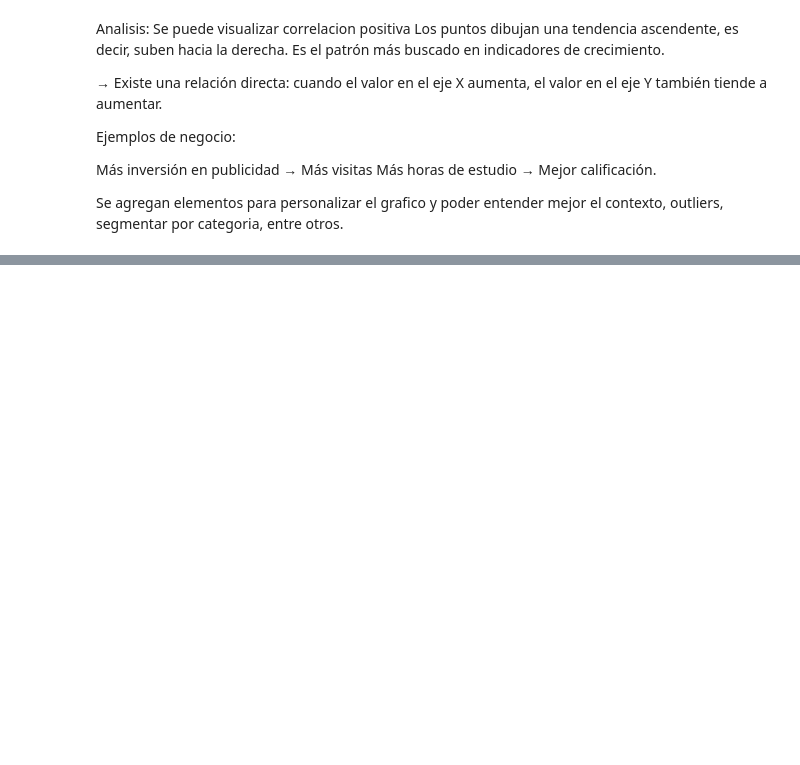
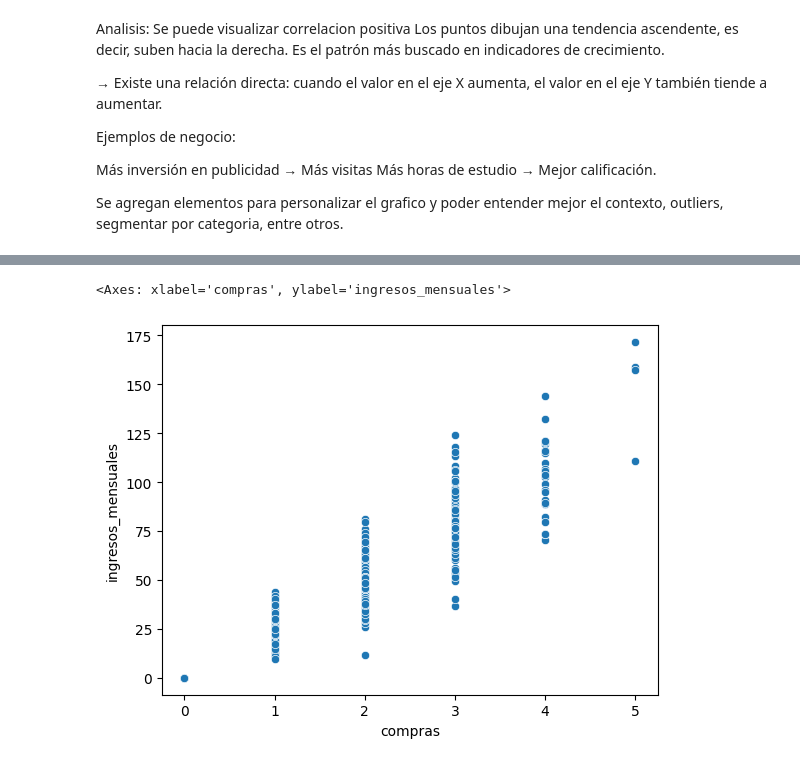
Before and after one commit to camiloch28/NovaMarket---analysis, a Jupyter notebook: NovaMarket - analysis - Google Colab.ipynb, the cells around one changed output, grey strips where cells are left out. Cells and saved outputs as stored; diff of their text form; code cells hidden in the pictures; blank space fills up the shorter version.

```diff
--- a/NovaMarket - analysis - Google Colab.ipynb
+++ b/NovaMarket - analysis - Google Colab.ipynb
@@ -58,0 +140,10 @@ plt.show()
+# %%
+# Después de calcular correlaciones, siempre validamos visualmente con scatter plots.
+
+import seaborn as sns
+
+# Colinealidad clara
+sns.scatterplot(data=df, x='compras', y='ingresos_mensuales')
+# %% [output]
+<Axes: xlabel='compras', ylabel='ingresos_mensuales'>
+[figure, added]
```
Also changed, not shown: parts of 14 cells of this notebook.
